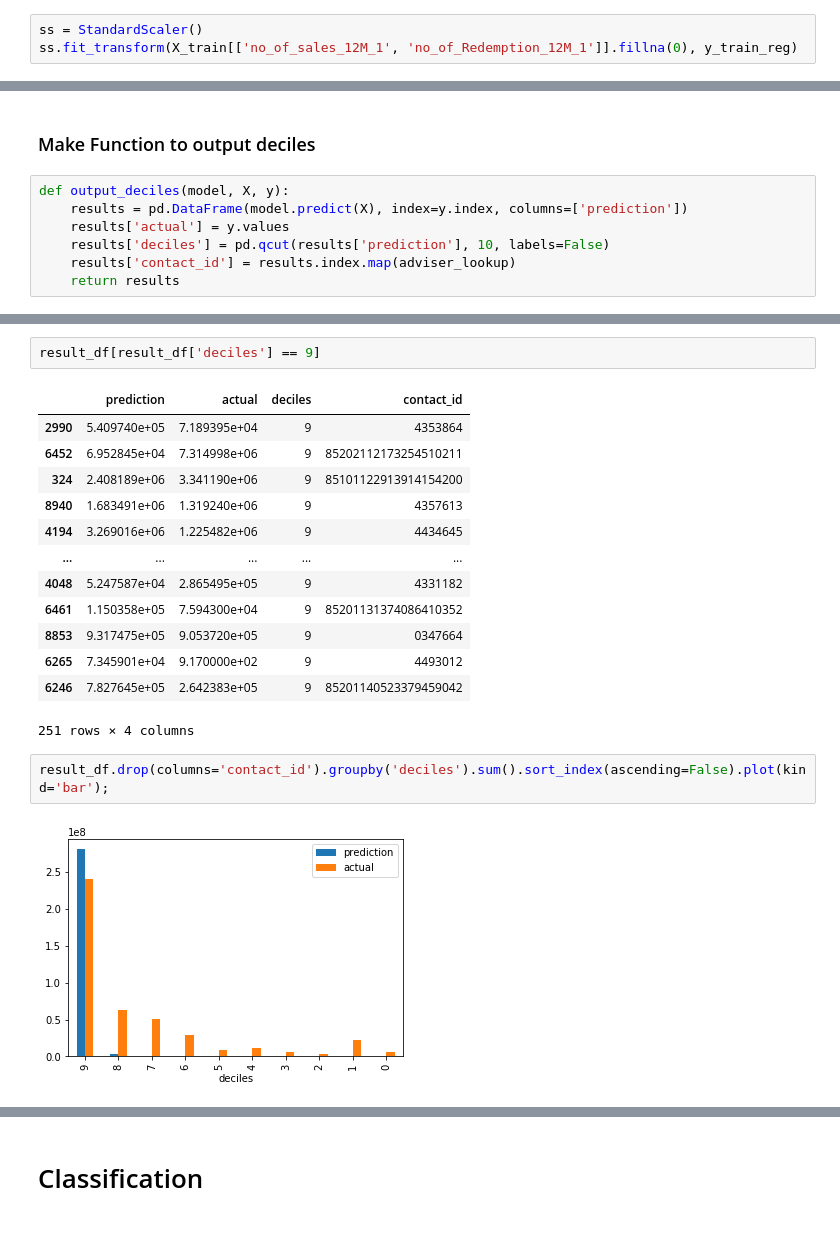
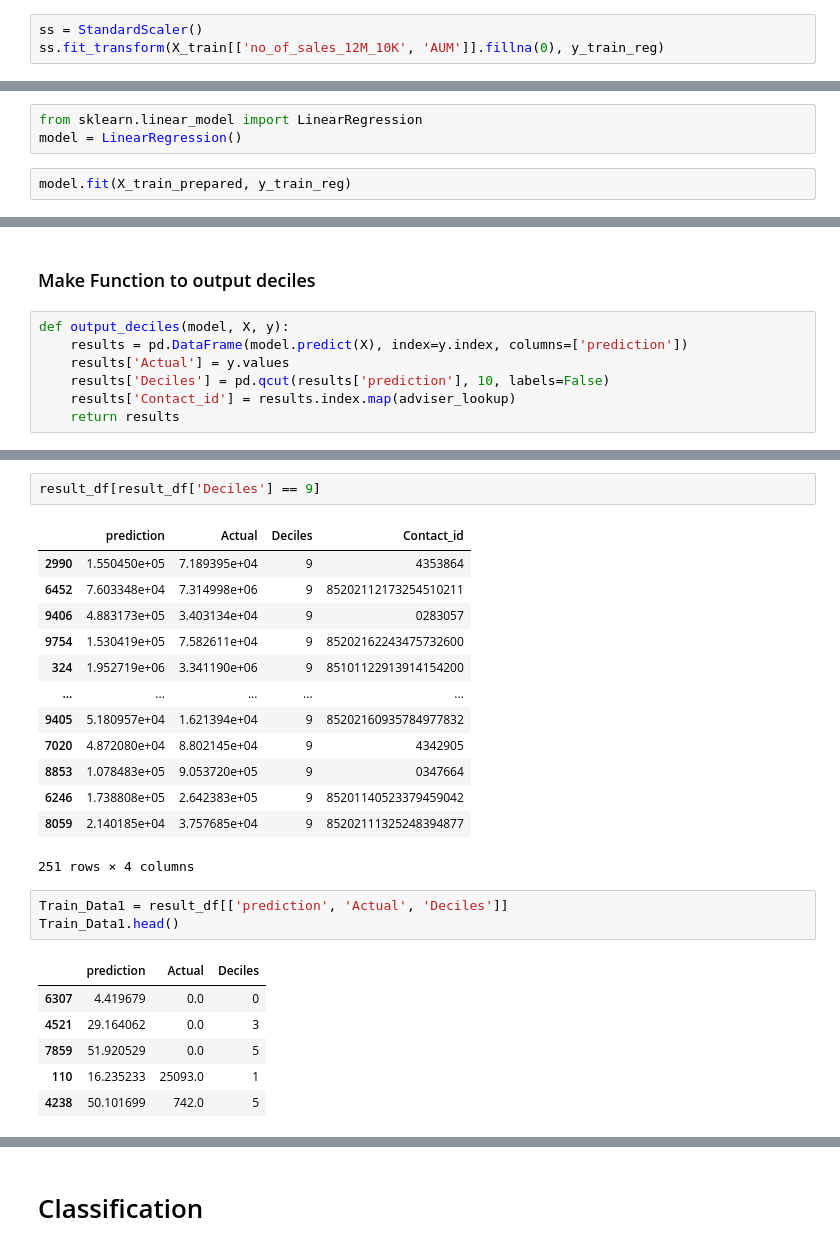
Before and after one commit to pradeepvonti/Capstone_PGDMLAI, a Jupyter notebook: Capstone_Project_Final.ipynb, the cells around one changed output, grey strips where cells are left out. Cells and saved outputs as stored; diff of their text form.

```diff
--- a/Capstone_Project_Final.ipynb
+++ b/Capstone_Project_Final.ipynb
@@ -253,5 +288,5 @@ Name: new_Fund_added_12M_2019, dtype: int64
 Make pipeline for features
 # %%
 ss = StandardScaler()
-ss.fit_transform(X_train[['no_of_sales_12M_1', 'no_of_Redemption_12M_1']].fillna(0), y_train_reg)
+ss.fit_transform(X_train[['no_of_sales_12M_10K', 'AUM']].fillna(0), y_train_reg)
 # %% [output]
@@ -373,3 +410,8 @@ ttr.fit(X_train_prepared, y_train_reg)
 TransformedTargetRegressor(check_inverse=False, func=<ufunc 'log1p'>,
                            inverse_func=<function modified_exp at 0x...>,
                            regressor=RidgeCV(alphas=array([ 0.1,  1. , 10. ])))
+# %%
+from sklearn.linear_model import LinearRegression
+model = LinearRegression()
+# %%
+model.fit(X_train_prepared, y_train_reg)
@@ -402,9 +471,9 @@ ttr.score(X_test_prepared, y_test_reg)
 # %%
 def output_deciles(model, X, y):
     results = pd.DataFrame(model.predict(X), index=y.index, columns=['prediction'])
-    results['actual'] = y.values
-    results['deciles'] = pd.qcut(results['prediction'], 10, labels=False)
-    results['contact_id'] = results.index.map(adviser_lookup)
+    results['Actual'] = y.values
+    results['Deciles'] = pd.qcut(results['prediction'], 10, labels=False)
+    results['Contact_id'] = results.index.map(adviser_lookup)
     return results
 # %%
 result_df = output_deciles(ttr, X_test_prepared, y_test_reg)
@@ -426,20 +502,26 @@ result_df
 # %%
-result_df[result_df['deciles'] == 9]
+result_df[result_df['Deciles'] == 9]
 # %% [output]
-|  | prediction | actual | deciles | contact_id |
-| 2990 | 5.409740e+05 | 7.189395e+04 | 9 | 4353864 |
-| 6452 | 6.952845e+04 | 7.314998e+06 | 9 | 85202112173254510211 |
-| 324 | 2.408189e+06 | 3.341190e+06 | 9 | 85101122913914154200 |
-| 8940 | 1.683491e+06 | 1.319240e+06 | 9 | 4357613 |
-| 4194 | 3.269016e+06 | 1.225482e+06 | 9 | 4434645 |
+|  | prediction | Actual | Deciles | Contact_id |
+| 2990 | 1.550450e+05 | 7.189395e+04 | 9 | 4353864 |
+| 6452 | 7.603348e+04 | 7.314998e+06 | 9 | 85202112173254510211 |
+| 9406 | 4.883173e+05 | 3.403134e+04 | 9 | 0283057 |
+| 9754 | 1.530419e+05 | 7.582611e+04 | 9 | 85202162243475732600 |
+| 324 | 1.952719e+06 | 3.341190e+06 | 9 | 85101122913914154200 |
 | ... | ... | ... | ... | ... |
-| 4048 | 5.247587e+04 | 2.865495e+05 | 9 | 4331182 |
-| 6461 | 1.150358e+05 | 7.594300e+04 | 9 | 85201131374086410352 |
-| 8853 | 9.317475e+05 | 9.053720e+05 | 9 | 0347664 |
-| 6265 | 7.345901e+04 | 9.170000e+02 | 9 | 4493012 |
-| 6246 | 7.827645e+05 | 2.642383e+05 | 9 | 85201140523379459042 |
+| 9405 | 5.180957e+04 | 1.621394e+04 | 9 | 85202160935784977832 |
+| 7020 | 4.872080e+04 | 8.802145e+04 | 9 | 4342905 |
+| 8853 | 1.078483e+05 | 9.053720e+05 | 9 | 0347664 |
+| 6246 | 1.738808e+05 | 2.642383e+05 | 9 | 85201140523379459042 |
+| 8059 | 2.140185e+04 | 3.757685e+04 | 9 | 85202111325248394877 |
 251 rows × 4 columns
-# %%
-result_df.drop(columns='contact_id').groupby('deciles').sum().sort_index(ascending=False).plot(kind='bar');
-# %% [output]
-[figure, removed]
+# %%
+Train_Data1 = result_df[['prediction', 'Actual', 'Deciles']]
+Train_Data1.head()
+# %% [output]
+|  | prediction | Actual | Deciles |
+| 6307 | 4.419679 | 0.0 | 0 |
+| 4521 | 29.164062 | 0.0 | 3 |
+| 7859 | 51.920529 | 0.0 | 5 |
+| 110 | 16.235233 | 25093.0 | 1 |
+| 4238 | 50.101699 | 742.0 | 5 |
```
Also changed, not shown: parts of 70 cells of this notebook, 9 other files.
